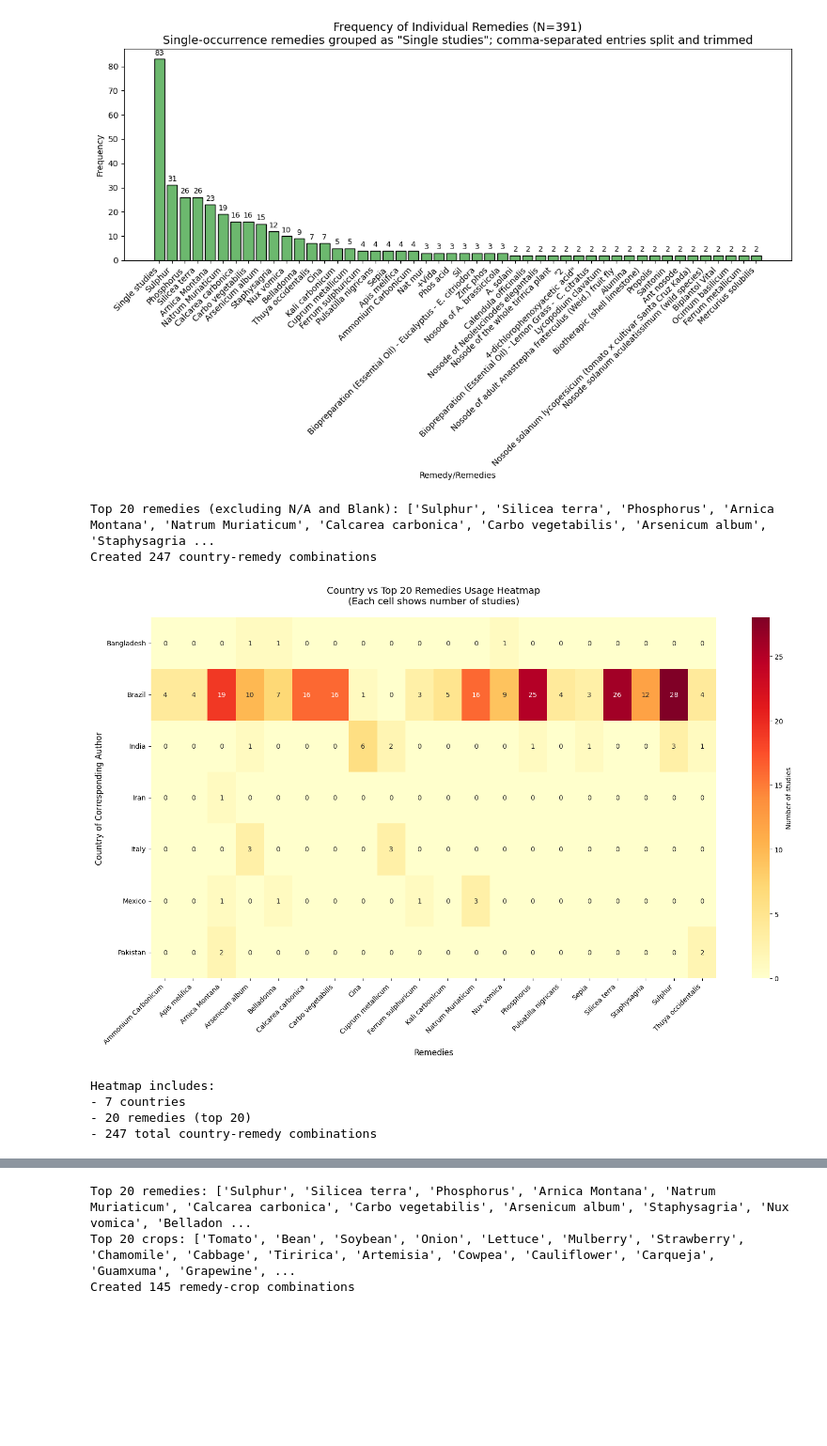
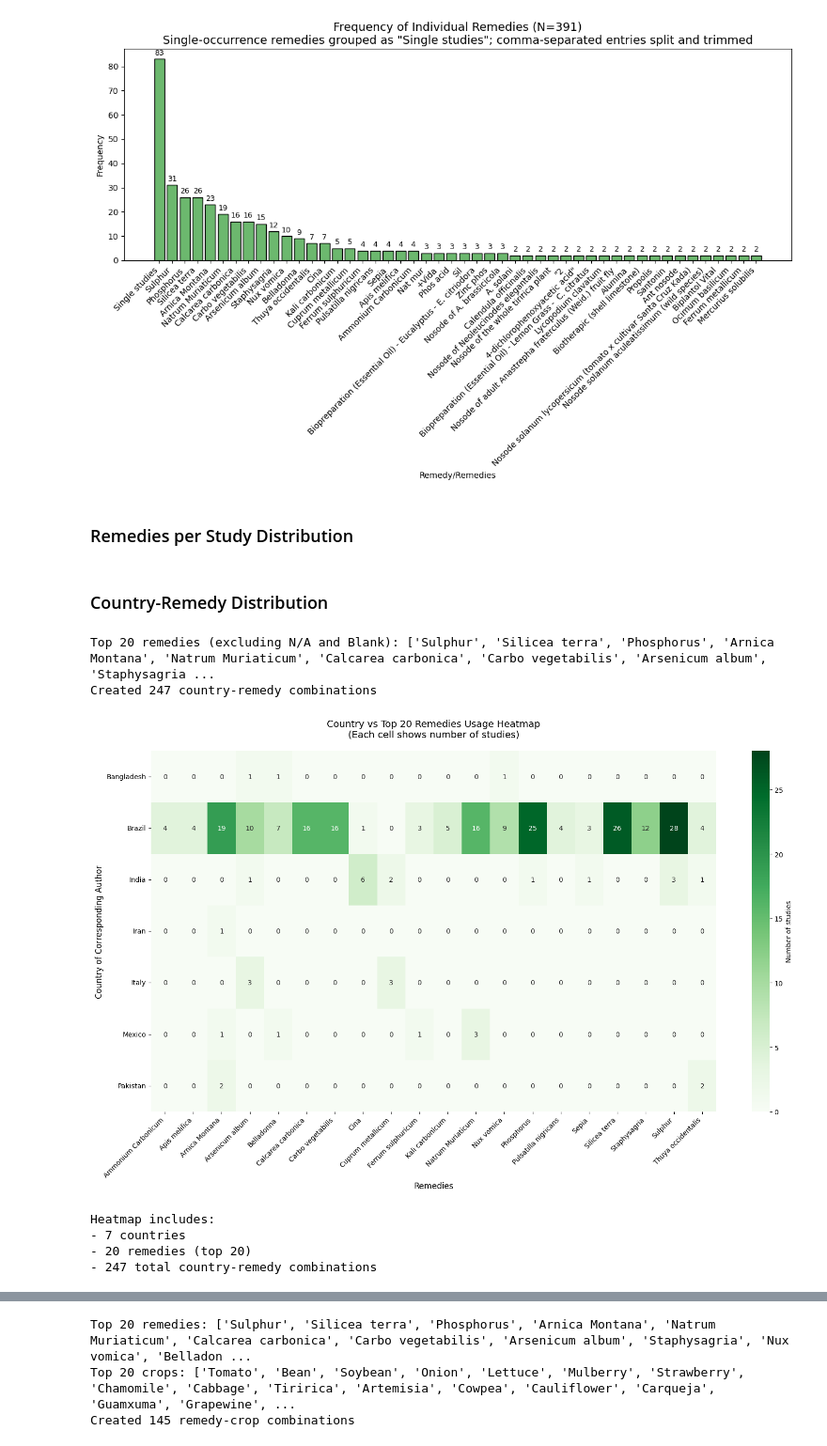
Before and after one commit to OxygenBlueSky/AgroHom, a Jupyter notebook: agro_hom_figures260212.ipynb, the cells around one changed output, grey strips where cells are left out. Shown at 94% size. Cells and saved outputs as stored; diff of their text form; code cells hidden in the pictures; blank space fills up the shorter version.

```diff
--- a/agro_hom_figures260212.ipynb
+++ b/agro_hom_figures260212.ipynb
@@ -1011,6 +1049,8 @@ fig_remedies.savefig('remedies_bar.png', dpi=300, bbox_inches='tight')
 plt.show()
 # %% [output]
 [figure]
+# %% [markdown]
+### Remedies per Study Distribution
 # %%
 # - This cell analyzes how many distinct remedies are listed per study in the column 'Remedy/remedies '.
 # - Each row is a study; entries may contain multiple remedies separated by commas.
@@ -1090,6 +1130,8 @@ remedies_per_study_pie.update_layout(
 # 6) Display and export
 remedies_per_study_pie.show()
 remedies_per_study_pie.write_image('remedies_per_study_pie.png', width=800, height=600, scale=2)
+# %% [markdown]
+### Country-Remedy Distribution
 # %%
 # There might be a faulty processing of blanks in this part
 # Create country-remedy cross-tabulation for heatmap analysis - this analyzes the relationship between corresponding author country and remedy usage
@@ -1165,36 +1207,36 @@ else:
       heatmap_matrix,
       annot=True,  # Show numbers in cells
       fmt='d',     # Integer format
-      cmap='YlOrRd',  # Color scheme (yellow to orange to red)
+      cmap='Greens',  # Color scheme (yellow to orange to red)
       ax=ax_heatmap,
       cbar_kws={'label': 'Number of studies'}
   )
 
   # Customize the plot
   ax_heatmap.set_title('Country vs Top 20 Remedies Usage Heatmap\n(Each cell shows number of studies)', fontsize=14, pad=20)
   ax_heatmap.set_xlabel('Remedies', fontsize=12)
   ax_heatmap.set_ylabel('Country of Corresponding Author', fontsize=12)
 
   # Center ticks and labels in the middle of each cell (heatmap cells are 0.5, 1.5, 2.5, etc.)
   ax_heatmap.set_xticks([i + 0.5 for i in range(len(heatmap_matrix.columns))])
   ax_heatmap.set_xticklabels(heatmap_matrix.columns, rotation=45, ha='right')
   ax_heatmap.set_yticks([i + 0.5 for i in range(len(heatmap_matrix.index))])
   ax_heatmap.set_yticklabels(heatmap_matrix.index, rotation=0)
 
   # Save and display
   plt.tight_layout()
   fig_heatmap.savefig('country_remedy_heatmap.png', dpi=300, bbox_inches='tight')
   plt.show()
 
   # Print summary statistics
   print(f"Heatmap includes:")
   print(f"- {len(heatmap_matrix.index)} countries")
   print(f"- {len(heatmap_matrix.columns)} remedies (top 20)")
   print(f"- {heatmap_matrix.values.sum()} total country-remedy combinations")
 # %% [output]
 Top 20 remedies (excluding N/A and Blank): ['Sulphur', 'Silicea terra', 'Phosphorus', 'Arnica Montana', 'Natrum Muriaticum', 'Calcarea carbonica', 'Carbo vegetabilis', 'Arsenicum album', 'Staphysagria ...
 Created 247 country-remedy combinations
-[figure, old version]
+[figure, new version]
 Heatmap includes:
 - 7 countries
 - 20 remedies (top 20)
```
Also changed, not shown: parts of 55 cells of this notebook, 1 other file.
